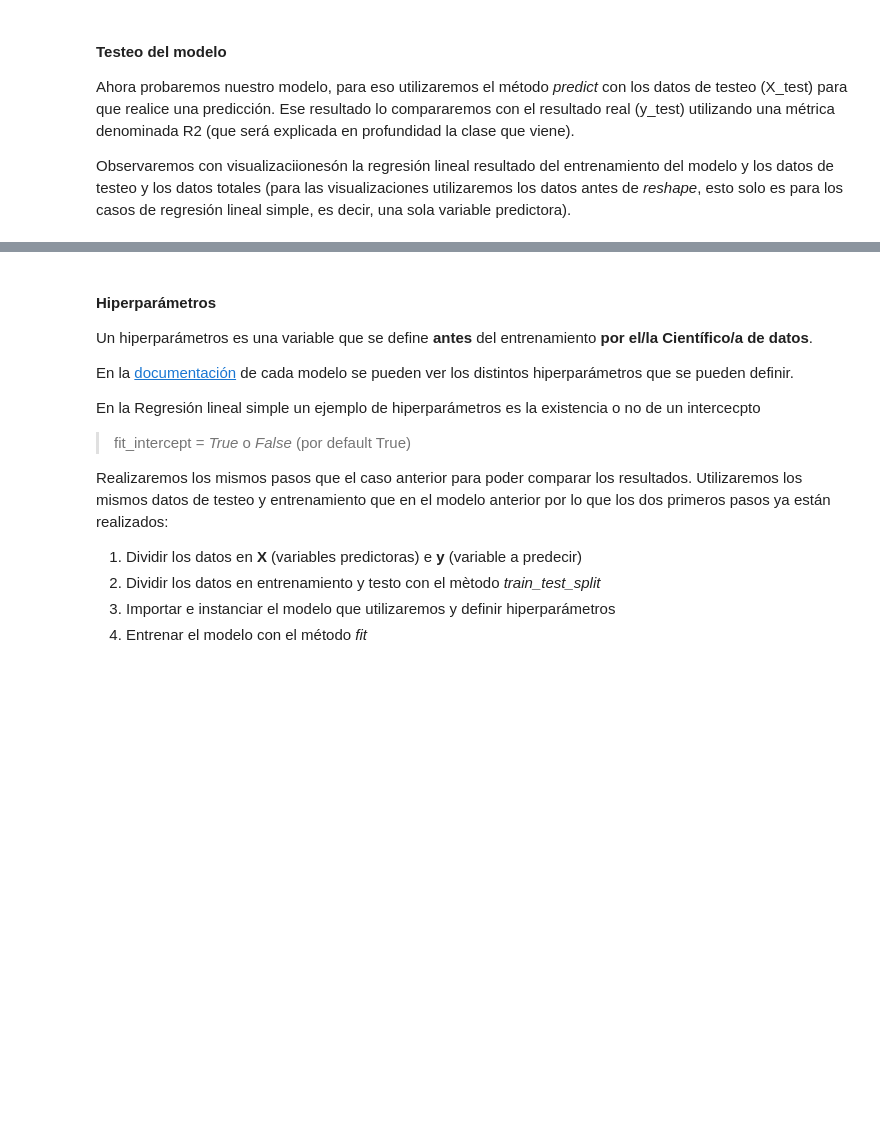
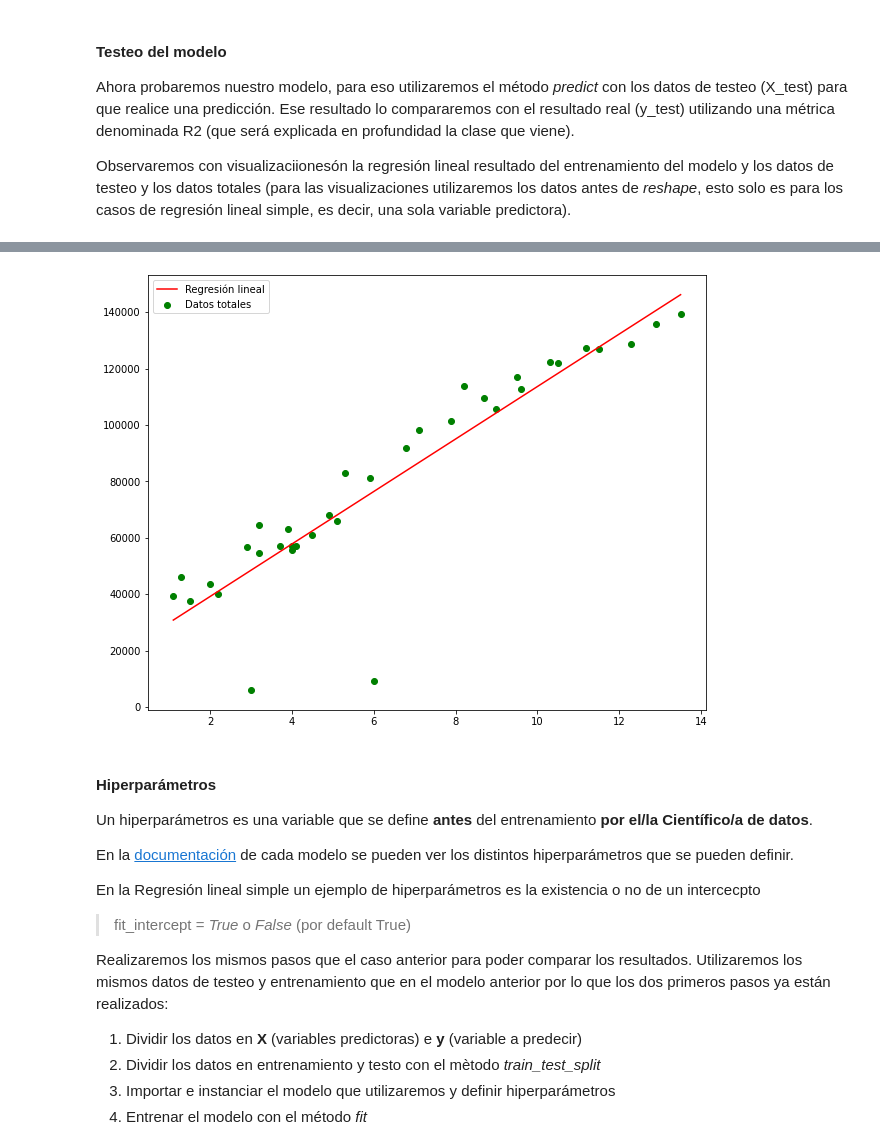
Before and after one commit to Osky205/cienciadedatos, a Jupyter notebook: m2/Encuentro 4/Regresión lineal simple.ipynb, the cells around one changed output, grey strips where cells are left out. Saved outputs shown, nothing was run; the diff lists cells and outputs as text; code cells hidden in the pictures; blank space fills up the shorter version.

```diff
--- a/m2/Encuentro 4/Regresión lineal simple.ipynb
+++ b/m2/Encuentro 4/Regresión lineal simple.ipynb
@@ -195,12 +305,13 @@ plt.show()
 # %%
 # Visualización con los datos totales
 # La linea es el modelo (línea de regresión creada por el modelo) y los puntos son los datos
-
-plt.figure(figsize = (10,10))
-plt.plot(x_test, y_pred, color = 'b', label = 'Regresión lineal')
+plt.figure(figsize = (10,8))
+plt.plot(x,20583.2 + x * 9303.95, color = 'r', label = 'Regresión lineal')
 plt.scatter(X, y, color = 'g', label = 'Datos totales')
 plt.legend()
 plt.show()
+# %% [output]
+[figure, added]
 # %% [markdown]
 #### Hiperparámetros
 
```
Also changed, not shown: parts of 32 cells of this notebook, 1 other file.
